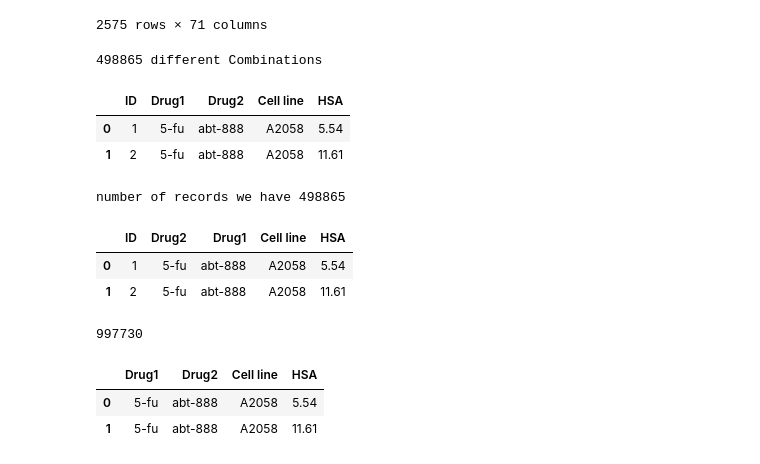
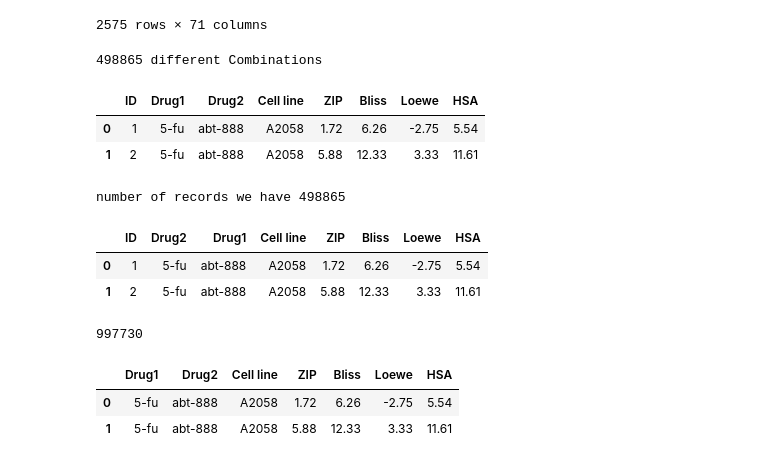
Before and after one commit to stefanhuber1510/marbleProject, a Jupyter notebook: featureSelection.ipynb, the cells around one changed output. Drawn from its saved outputs; the diff is of its cells as text; code cells hidden in the pictures.

```diff
--- a/featureSelection.ipynb
+++ b/featureSelection.ipynb
@@ -224,17 +223,18 @@ allFeats
 2575 rows × 71 columns
 # %%
 #read the drug data
+import pandas as pd
 data = pd.read_csv("drugCombDBdata/synergy-score-data/REGRdrugcombs_scored.csv")
 print(str(len(data))+" different Combinations")
-data.drop(["ZIP","Bliss","Loewe"],axis=1, inplace=True)
+#data.drop(["ZIP","Bliss","Loewe"],axis=1, inplace=True)
 data["Drug1"] = data["Drug1"].str.lower()
 data["Drug2"] = data["Drug2"].str.lower()
 data.head(2)
 # %% [output]
 498865 different Combinations
-|  | ID | Drug1 | Drug2 | Cell line | HSA |
-| 0 | 1 | 5-fu | abt-888 | A2058 | 5.54 |
-| 1 | 2 | 5-fu | abt-888 | A2058 | 11.61 |
+|  | ID | Drug1 | Drug2 | Cell line | ZIP | Bliss | Loewe | HSA |
+| 0 | 1 | 5-fu | abt-888 | A2058 | 1.72 | 6.26 | -2.75 | 5.54 |
+| 1 | 2 | 5-fu | abt-888 | A2058 | 5.88 | 12.33 | 3.33 | 11.61 |
 # %%
 #double the data
 dataReversed = data
@@ -243,9 +243,9 @@ print("number of records we have "+str(len(dataReversed)))
 dataReversed.head(2)
 # %% [output]
 number of records we have 498865
-|  | ID | Drug2 | Drug1 | Cell line | HSA |
-| 0 | 1 | 5-fu | abt-888 | A2058 | 5.54 |
-| 1 | 2 | 5-fu | abt-888 | A2058 | 11.61 |
+|  | ID | Drug2 | Drug1 | Cell line | ZIP | Bliss | Loewe | HSA |
+| 0 | 1 | 5-fu | abt-888 | A2058 | 1.72 | 6.26 | -2.75 | 5.54 |
+| 1 | 2 | 5-fu | abt-888 | A2058 | 5.88 | 12.33 | 3.33 | 11.61 |
 # %%
 dataDouble = data.append(dataReversed)
 dataDouble.drop("ID",axis=1,inplace=True)
@@ -255,7 +255,7 @@ print(len(dataDouble))
 dataDouble.head(2)
 # %% [output]
 997730
-|  | Drug1 | Drug2 | Cell line | HSA |
-| 0 | 5-fu | abt-888 | A2058 | 5.54 |
-| 1 | 5-fu | abt-888 | A2058 | 11.61 |
+|  | Drug1 | Drug2 | Cell line | ZIP | Bliss | Loewe | HSA |
+| 0 | 5-fu | abt-888 | A2058 | 1.72 | 6.26 | -2.75 | 5.54 |
+| 1 | 5-fu | abt-888 | A2058 | 5.88 | 12.33 | 3.33 | 11.61 |
 # %%
```
Also changed, not shown: parts of 5 cells of this notebook, 7 other files.
